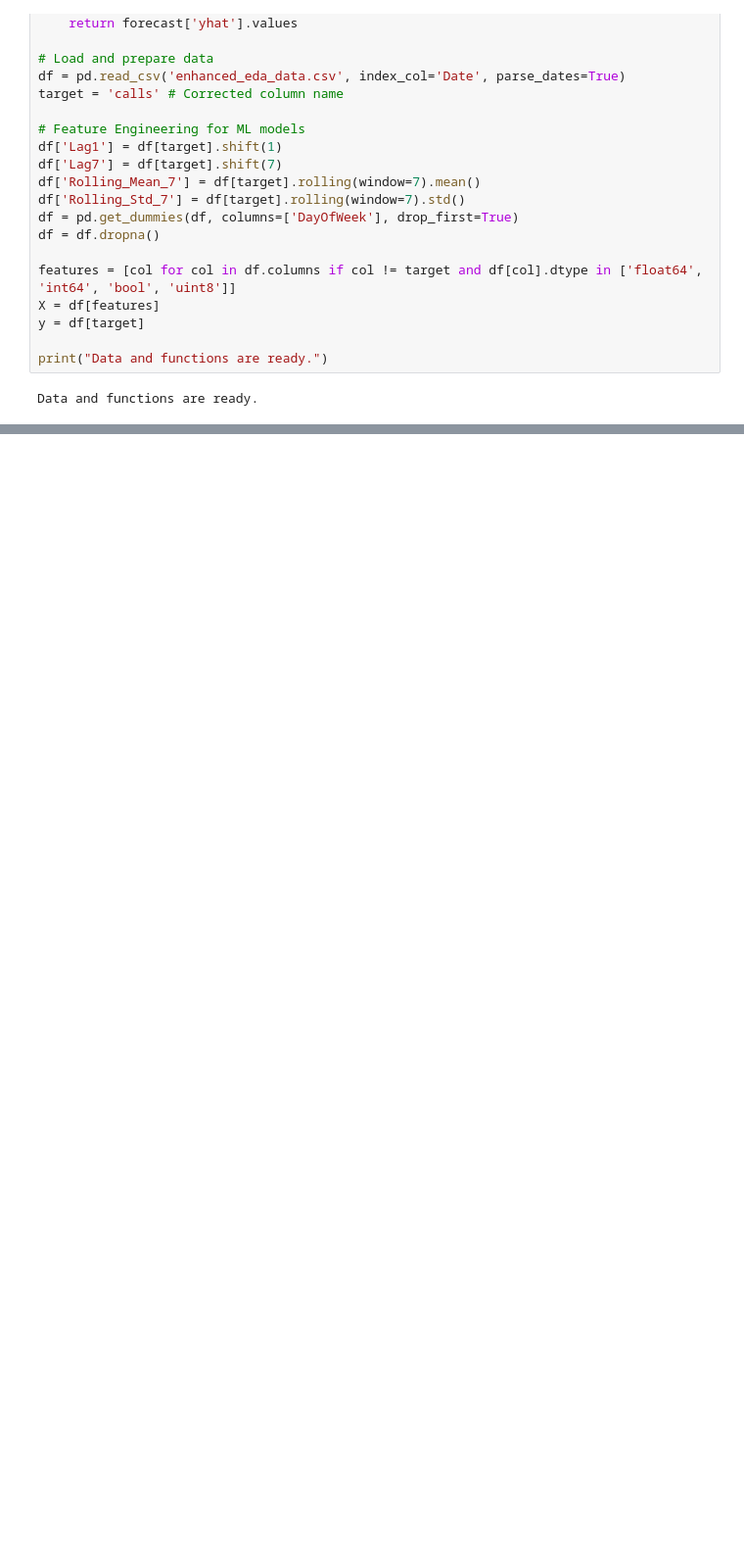
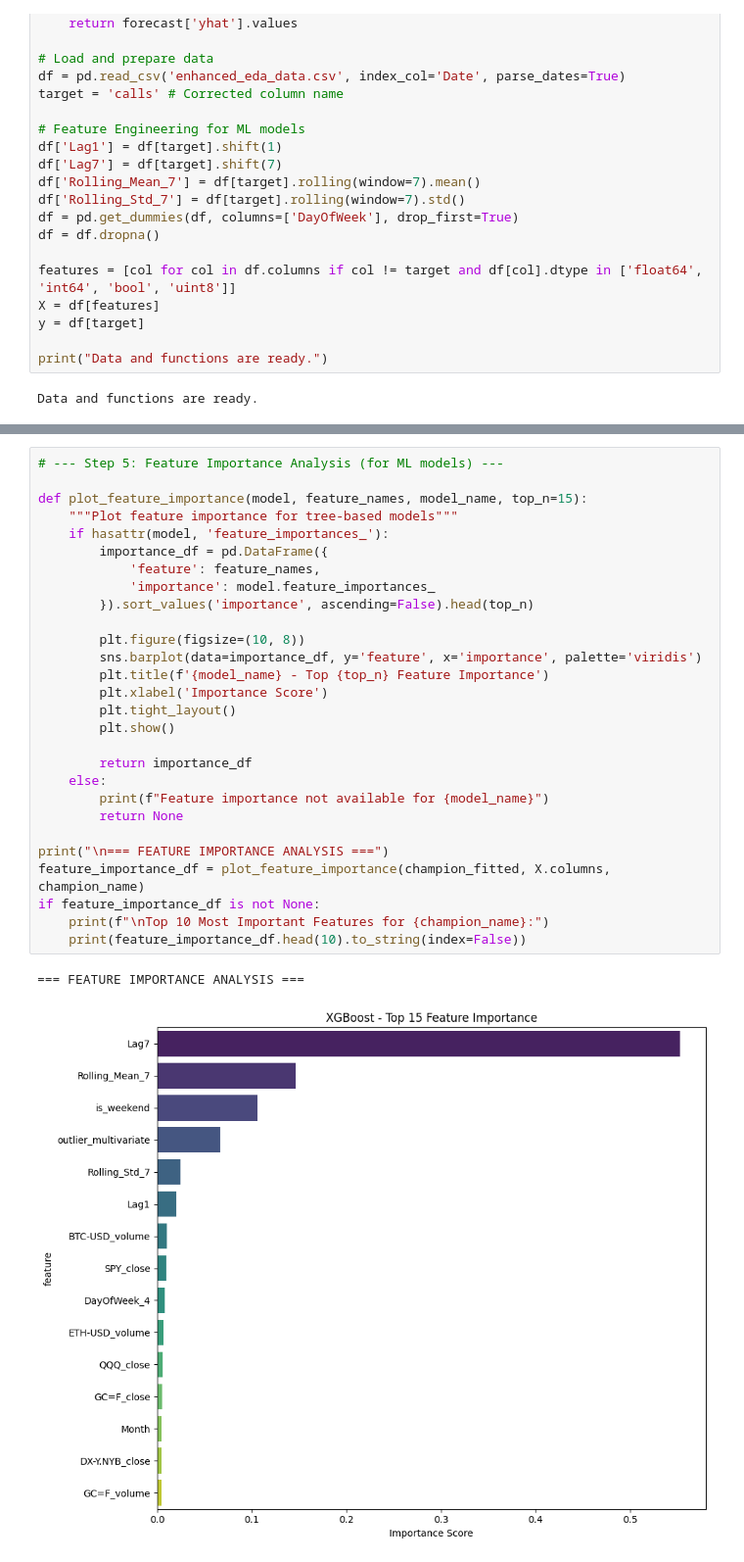
Before and after one commit to john-d-noble/callcenter, a Jupyter notebook: CB_Step_3_Classical_Time_Series_&_Machine_Learning_Models_.ipynb, the cells around one changed output, grey strips where cells are left out. Shown at 98% size. Saved outputs shown, nothing was run; the diff lists cells and outputs as text; blank space fills up the shorter version.

```diff
--- a/CB_Step_3_Classical_Time_Series_&_Machine_Learning_Models_.ipynb
+++ b/CB_Step_3_Classical_Time_Series_&_Machine_Learning_Models_.ipynb
@@ -320,0 +428,31 @@ Prophet       3983.689730  4424.119265  53.967103  4.642995
+# %%
+# --- Step 5: Feature Importance Analysis (for ML models) ---
+
+def plot_feature_importance(model, feature_names, model_name, top_n=15):
+    """Plot feature importance for tree-based models"""
+    if hasattr(model, 'feature_importances_'):
+        importance_df = pd.DataFrame({
+            'feature': feature_names,
+            'importance': model.feature_importances_
+        }).sort_values('importance', ascending=False).head(top_n)
+
+        plt.figure(figsize=(10, 8))
+        sns.barplot(data=importance_df, y='feature', x='importance', palette='viridis')
+        plt.title(f'{model_name} - Top {top_n} Feature Importance')
+        plt.xlabel('Importance Score')
+        plt.tight_layout()
+        plt.show()
+
+        return importance_df
+    else:
+        print(f"Feature importance not available for {model_name}")
+        return None
+
+print("\n=== FEATURE IMPORTANCE ANALYSIS ===")
+feature_importance_df = plot_feature_importance(champion_fitted, X.columns, champion_name)
+if feature_importance_df is not None:
+    print(f"\nTop 10 Most Important Features for {champion_name}:")
+    print(feature_importance_df.head(10).to_string(index=False))
+# %% [output]
+=== FEATURE IMPORTANCE ANALYSIS ===
+[figure, added]
```
Also changed, not shown: parts of 12 cells of this notebook.
